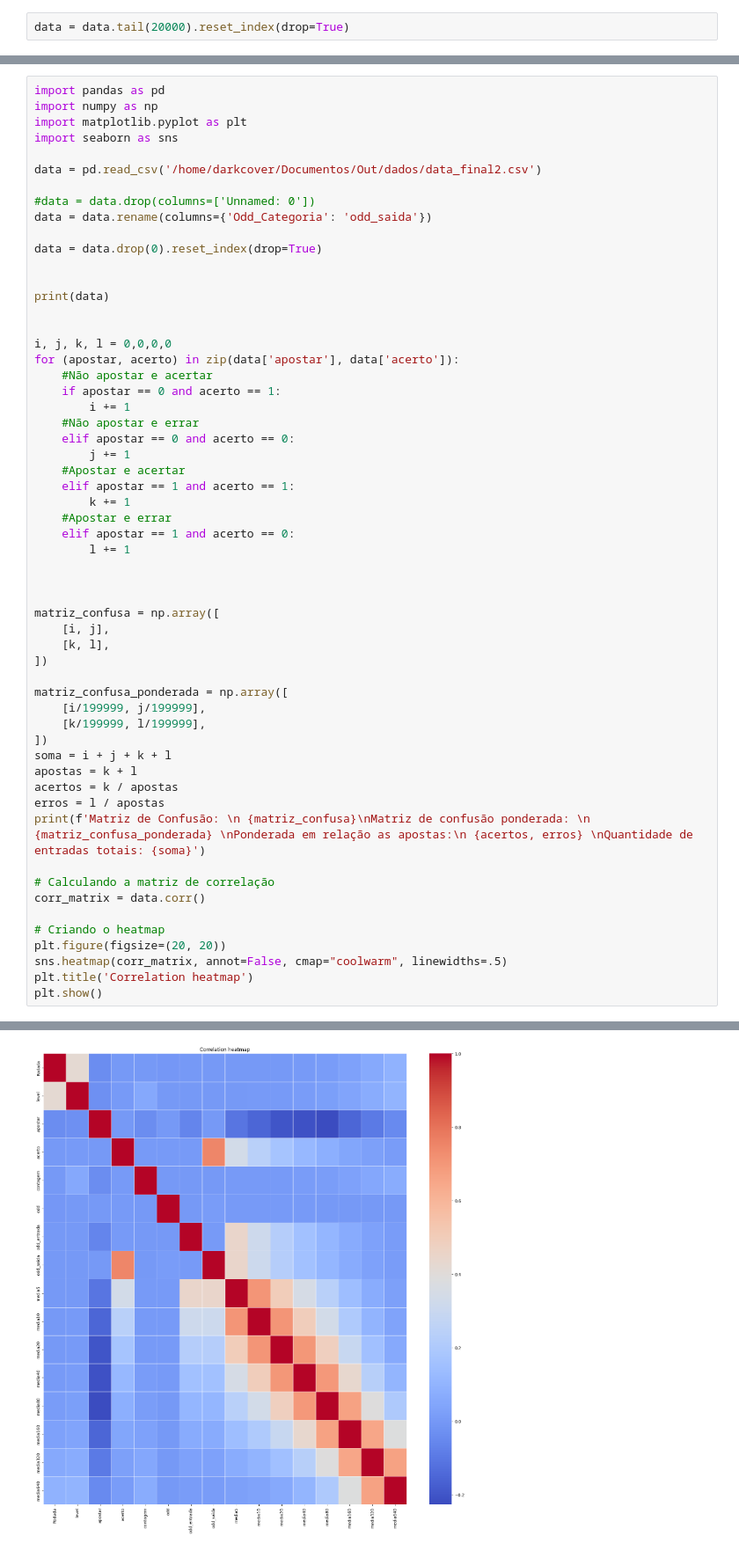
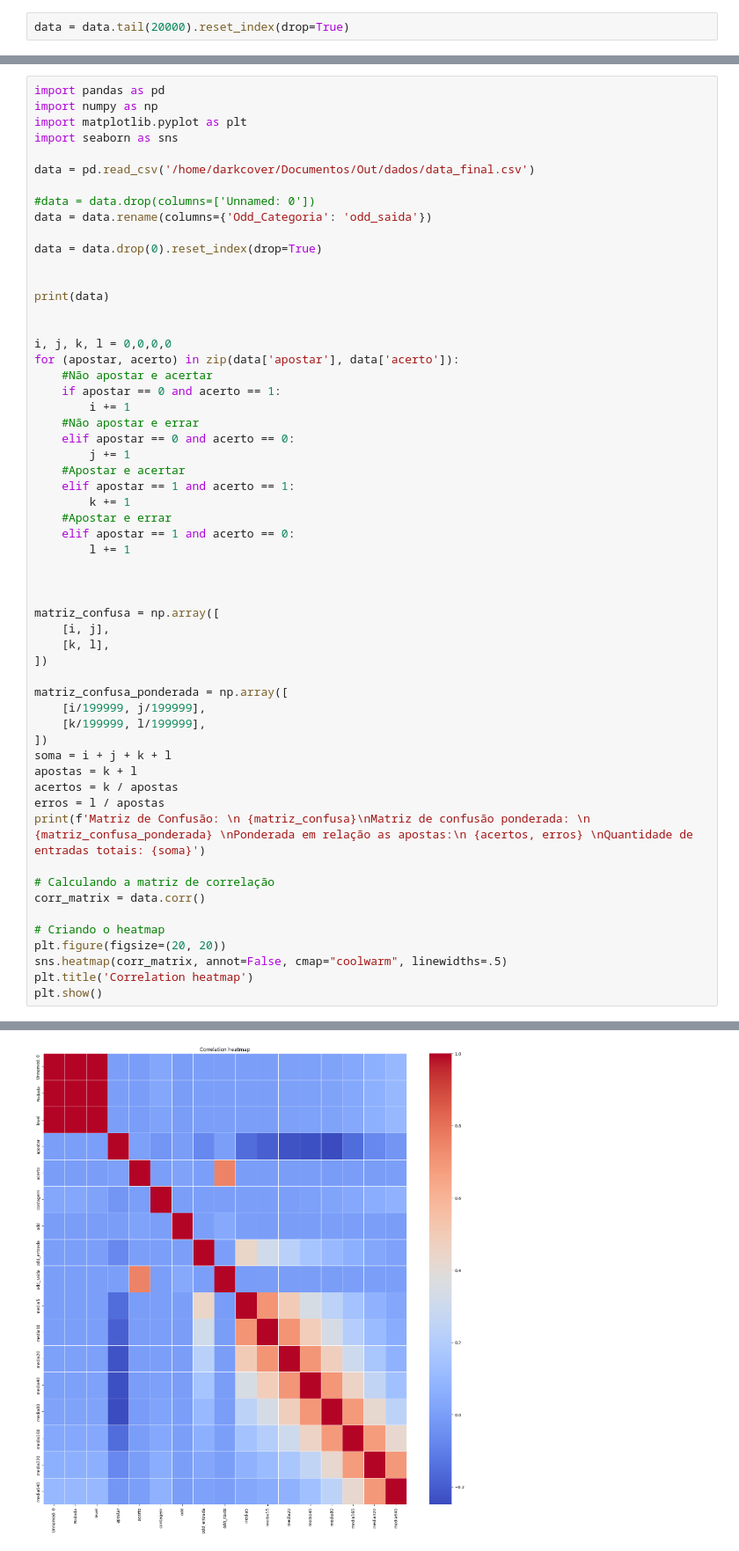
Before and after one commit to oziieljuniior/Out, a Jupyter notebook: Colab_Notebooks/Order/exe2_parte1.ipynb, the cells around one changed output, grey strips where cells are left out. Shown at 88% size. Cells and saved outputs as stored; diff of their text form.

```diff
--- a/Colab_Notebooks/Order/exe2_parte1.ipynb
+++ b/Colab_Notebooks/Order/exe2_parte1.ipynb
@@ -400,7 +402,7 @@ import numpy as np
 import matplotlib.pyplot as plt
 import seaborn as sns
 
-data = pd.read_csv('/home/darkcover/Documentos/Out/dados/data_final2.csv')
+data = pd.read_csv('/home/darkcover/Documentos/Out/dados/data_final.csv')
 
 #data = data.drop(columns=['Unnamed: 0'])
 data = data.rename(columns={'Odd_Categoria': 'odd_saida'})
@@ -471,2 +473,2 @@ Ponderada em relação as apostas:
 Quantidade de entradas totais: 199999
-[figure, old version]
+[figure, new version]
```
Also changed, not shown: parts of 10 cells of this notebook, 3 other files.
